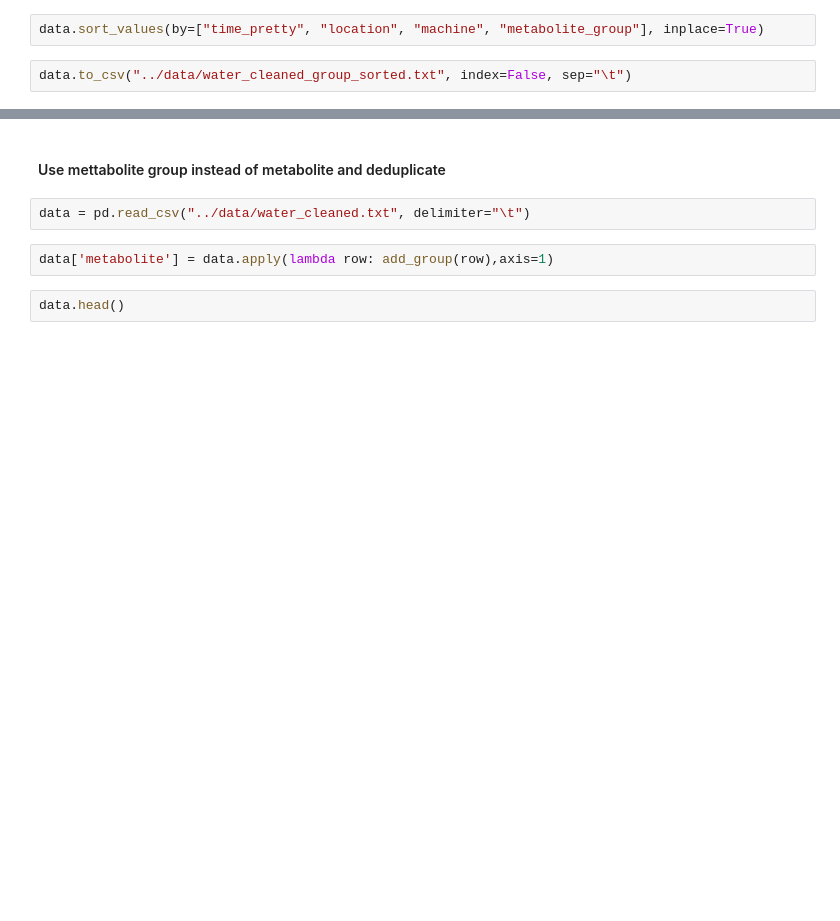
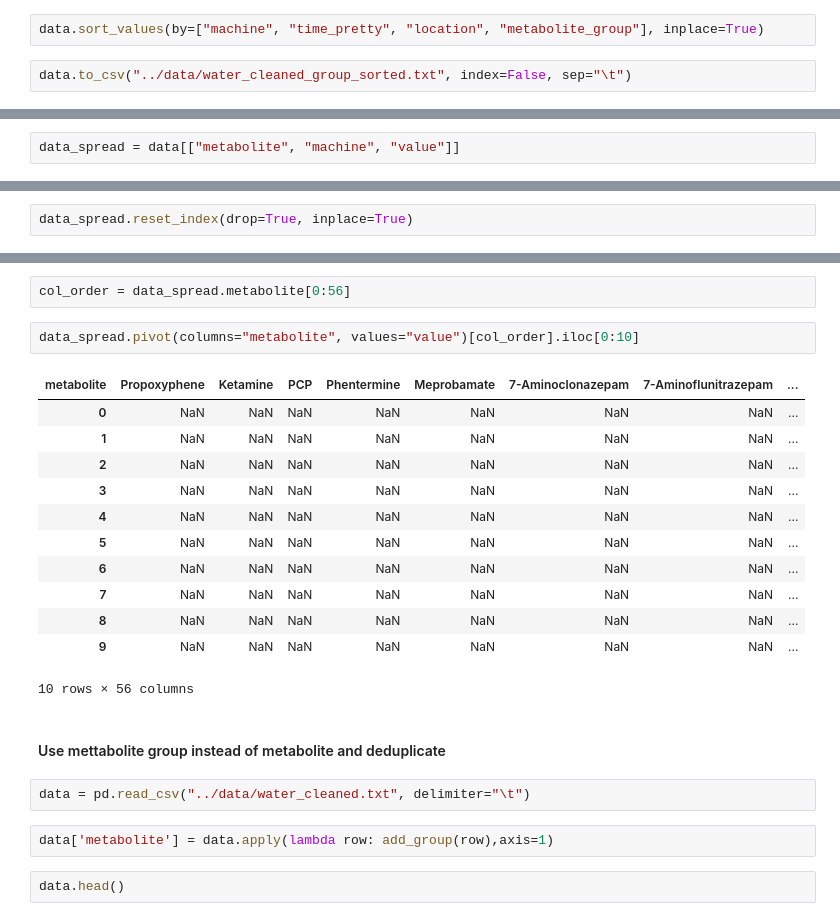
Before and after one commit to mloop/uf-wastewater, a Jupyter notebook: nbs/data_inventory.ipynb, the cells around one changed output, grey strips where cells are left out. Cells and saved outputs as stored; diff of their text form; blank space fills up the shorter version.

```diff
--- a/nbs/data_inventory.ipynb
+++ b/nbs/data_inventory.ipynb
@@ -252,6 +252,6 @@ data.head()
 | 3 | α-Hydroxyalprazolam | 20.0 | 0.05 | NaN | FB08SEP18 | 6:30 | 1 | NaN | NaN | ... |
 | 4 | α-Hydroxytriazolam | 20.0 | 0.05 | NaN | FB08SEP18 | 6:30 | 1 | NaN | NaN | ... |
 # %%
-data.sort_values(by=["time_pretty", "location", "machine", "metabolite_group"], inplace=True)
+data.sort_values(by=["machine", "time_pretty", "location", "metabolite_group"], inplace=True)
 # %%
 data.to_csv("../data/water_cleaned_group_sorted.txt", index=False, sep="\t")
@@ -257,0 +260,2 @@ data.to_csv("../data/water_cleaned_group_sorted.txt", index=False, sep="\t")
+# %%
+data_spread = data[["metabolite", "machine", "value"]]
@@ -257,0 +271,2 @@ data.to_csv("../data/water_cleaned_group_sorted.txt", index=False, sep="\t")
+# %%
+data_spread.reset_index(drop=True, inplace=True)
@@ -258,3 +289,20 @@ data.to_csv("../data/water_cleaned_group_sorted.txt", index=False, sep="\t")
+# %%
+col_order = data_spread.metabolite[0:56]
+# %%
+data_spread.pivot(columns="metabolite", values="value")[col_order].iloc[0:10]
+# %% [output]
+| metabolite | Propoxyphene | Ketamine | PCP | Phentermine | Meprobamate | 7-Aminoclonazepam | 7-Aminoflunitrazepam | ... |
+| 0 | NaN | NaN | NaN | NaN | NaN | NaN | NaN | ... |
+| 1 | NaN | NaN | NaN | NaN | NaN | NaN | NaN | ... |
+| 2 | NaN | NaN | NaN | NaN | NaN | NaN | NaN | ... |
+| 3 | NaN | NaN | NaN | NaN | NaN | NaN | NaN | ... |
+| 4 | NaN | NaN | NaN | NaN | NaN | NaN | NaN | ... |
+| 5 | NaN | NaN | NaN | NaN | NaN | NaN | NaN | ... |
+| 6 | NaN | NaN | NaN | NaN | NaN | NaN | NaN | ... |
+| 7 | NaN | NaN | NaN | NaN | NaN | NaN | NaN | ... |
+| 8 | NaN | NaN | NaN | NaN | NaN | NaN | NaN | ... |
+| 9 | NaN | NaN | NaN | NaN | NaN | NaN | NaN | ... |
+10 rows × 56 columns
 # %% [markdown]
 #### Use mettabolite group instead of metabolite and deduplicate
 # %%
```
Also changed, not shown: parts of 29 cells of this notebook, 12 other files.
